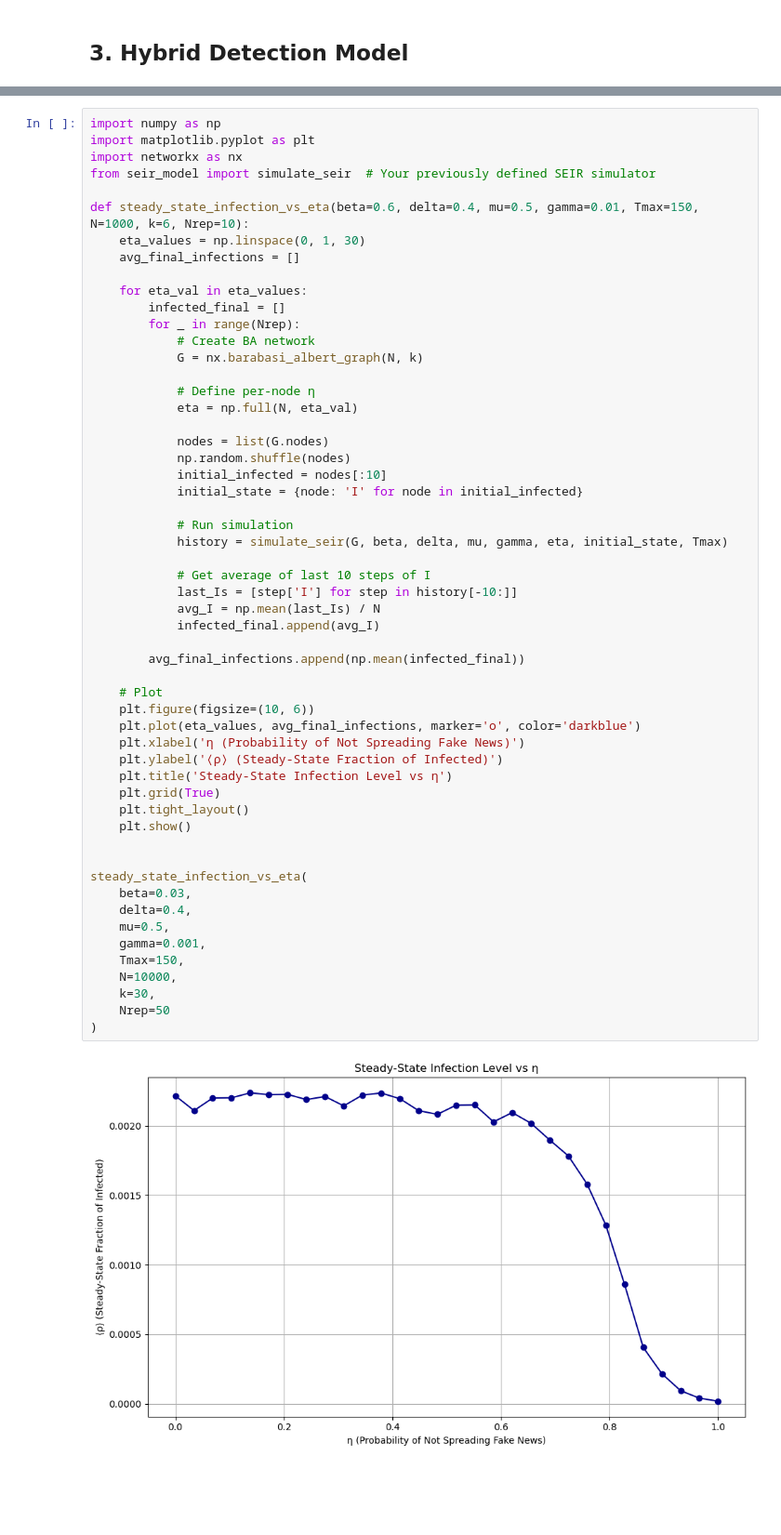
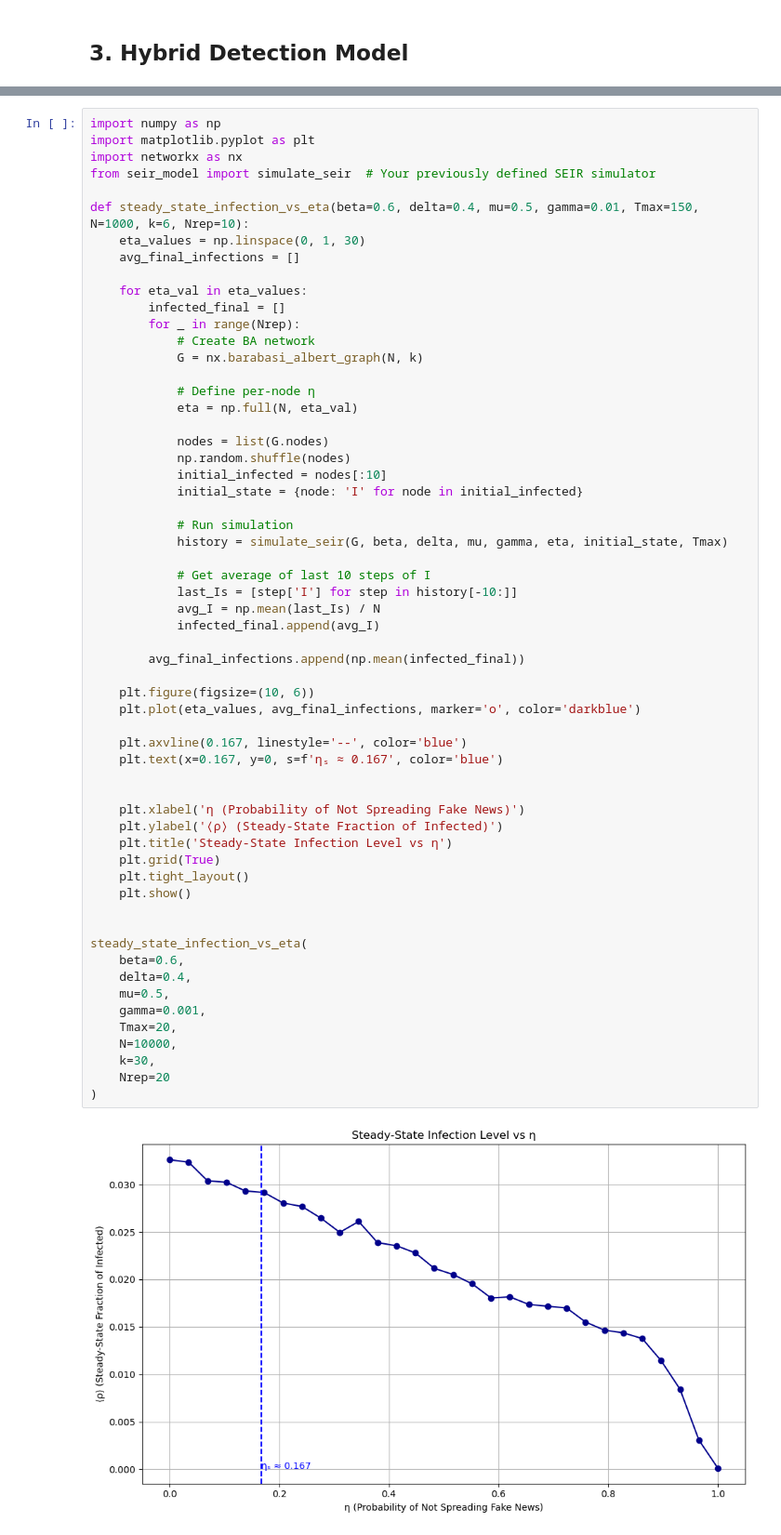
Before and after one commit to Danie1Arias/FakeNewsDetection, a Jupyter notebook: notebook.ipynb, the cells around one changed output, grey strips where cells are left out. Shown: that part at 93% size. Drawn from its saved outputs; the diff is of its cells as text; blank space fills up the shorter version.

```diff
--- a/notebook.ipynb
+++ b/notebook.ipynb
@@ -302,35 +352,39 @@ def steady_state_infection_vs_eta(beta=0.6, delta=0.4, mu=0.5, gamma=0.01, Tmax=
             initial_state = {node: 'I' for node in initial_infected}
 
             # Run simulation
             history = simulate_seir(G, beta, delta, mu, gamma, eta, initial_state, Tmax)
 
             # Get average of last 10 steps of I
             last_Is = [step['I'] for step in history[-10:]]
             avg_I = np.mean(last_Is) / N
             infected_final.append(avg_I)
 
         avg_final_infections.append(np.mean(infected_final))
 
-    # Plot
     plt.figure(figsize=(10, 6))
     plt.plot(eta_values, avg_final_infections, marker='o', color='darkblue')
+
+    plt.axvline(0.167, linestyle='--', color='blue')
+    plt.text(x=0.167, y=0, s=f'ηₛ ≈ 0.167', color='blue')
+
+
     plt.xlabel('η (Probability of Not Spreading Fake News)')
     plt.ylabel('⟨ρ⟩ (Steady-State Fraction of Infected)')
     plt.title('Steady-State Infection Level vs η')
     plt.grid(True)
     plt.tight_layout()
     plt.show()
 
 
 steady_state_infection_vs_eta(
-    beta=0.03,
+    beta=0.6,
     delta=0.4,
     mu=0.5,
     gamma=0.001,
-    Tmax=150,
+    Tmax=20,
     N=10000,
     k=30,
-    Nrep=50
+    Nrep=20
 )
 # %% [output]
-[figure, old version]
+[figure, new version]
```
Also changed, not shown: parts of 12 cells of this notebook, 1 other file.
